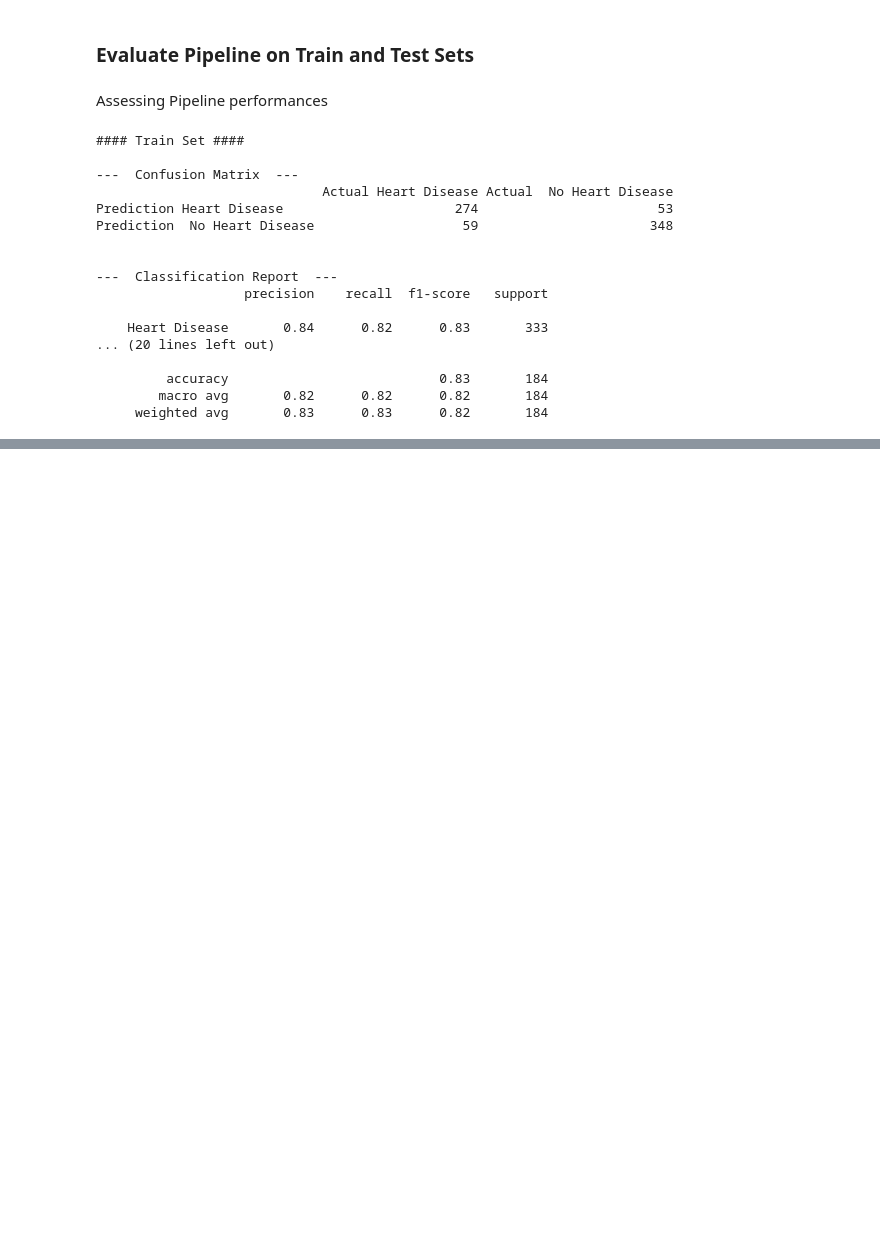
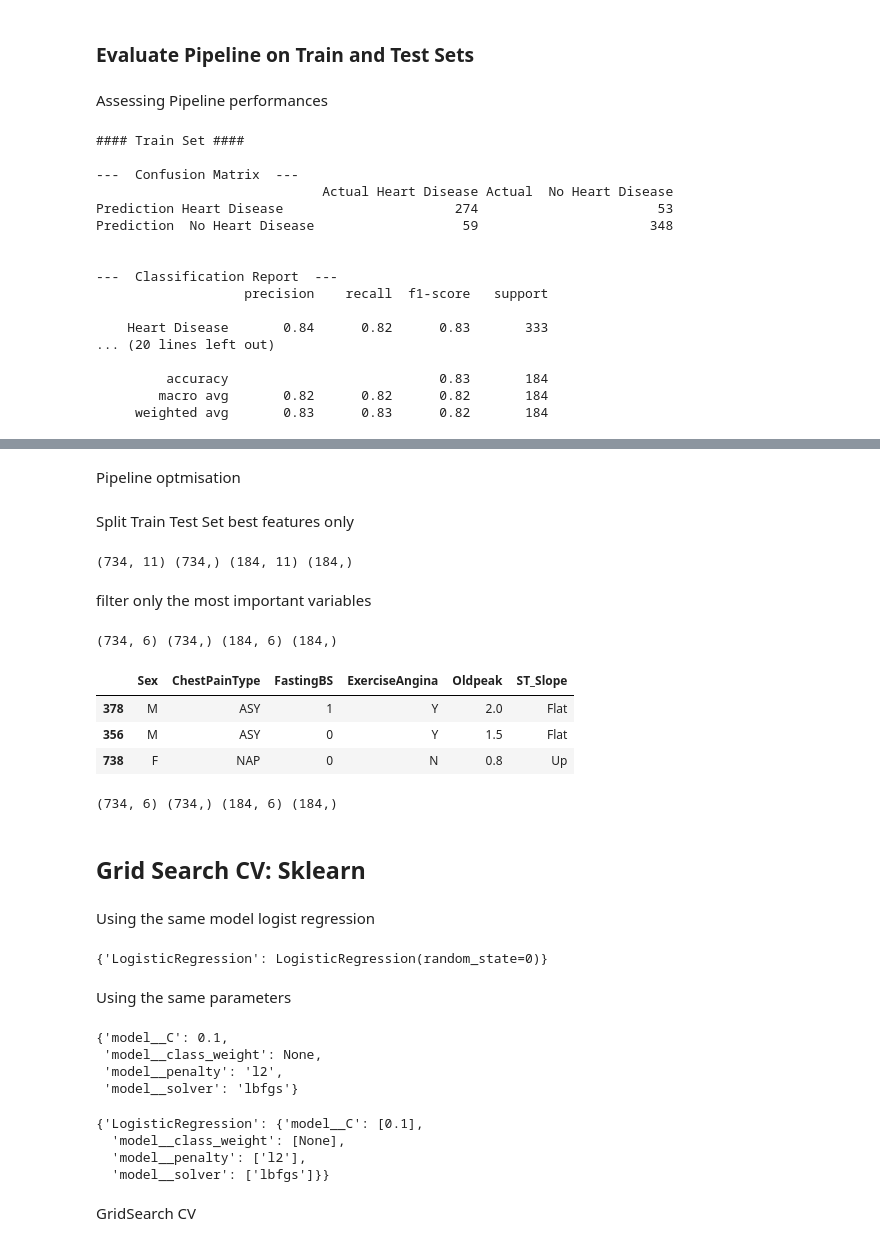
Before and after one commit to AngeloGaeta1990/Heart_attack_risk, a Jupyter notebook: jupyer_notebooks/ModelingAndEvaluation.ipynb, the cells around one changed output, grey strips where cells are left out. Drawn from its saved outputs; the diff is of its cells as text; code cells hidden in the pictures; blank space fills up the shorter version.

Commit message:
feat: complete logistic regression model

```diff
--- a/jupyer_notebooks/ModelingAndEvaluation.ipynb
+++ b/jupyer_notebooks/ModelingAndEvaluation.ipynb
@@ -361,10 +361,10 @@ import matplotlib.pyplot as plt
 coefficients = pipeline_clf['model'].coef_[0]
 
 # Get the feature names from the feature selection step
-selected_features = X_train.columns[pipeline_clf['feat_selection'].get_support()]
+best_features = X_train.columns[pipeline_clf['feat_selection'].get_support()]
 
 # Create a DataFrame to hold feature names and coefficients
-df_coefficients = pd.DataFrame({'Feature': selected_features, 'Coefficient': coefficients})
+df_coefficients = pd.DataFrame({'Feature': best_features, 'Coefficient': coefficients})
 
 # Sort the DataFrame by coefficient magnitudes
 df_coefficients_sorted = df_coefficients.reindex(df_coefficients['Coefficient'].abs().sort_values(ascending=False).index)
@@ -433,0 +443,3 @@ Prediction  No Heart Disease                   59                      348
+# %%
+best_features = best_features.to_list()
+best_features
@@ -433,0 +464,2 @@ Prediction  No Heart Disease                   59                      348
+# %% [markdown]
+Pipeline optmisation
@@ -433,0 +476,68 @@ Prediction  No Heart Disease                   59                      348
+# %% [markdown]
+Split Train Test Set best features only
+# %%
+from sklearn.model_selection import train_test_split
+X_train, X_test, y_train, y_test = train_test_split(
+    df.drop(['HeartDisease'], axis=1),
+    df['HeartDisease'],
+    test_size=0.2,
+    random_state=0,
+)
+
+print(X_train.shape, y_train.shape, X_test.shape, y_test.shape)
+# %% [output]
+(734, 11) (734,) (184, 11) (184,)
+# %% [markdown]
+filter only the most important variables
+# %%
+X_train = X_train.filter(best_features)
+X_test = X_test.filter(best_features)
+
+print(X_train.shape, y_train.shape, X_test.shape, y_test.shape)
+X_train.head(3)
+# %% [output]
+(734, 6) (734,) (184, 6) (184,)
+|  | Sex | ChestPainType | FastingBS | ExerciseAngina | Oldpeak | ST_Slope |
+| 378 | M | ASY | 1 | Y | 2.0 | Flat |
+| 356 | M | ASY | 0 | Y | 1.5 | Flat |
+| 738 | F | NAP | 0 | N | 0.8 | Up |
+# %%
+pipeline_data_cleaning_feat_eng = PipelineDataCleaningAndFeatureEngineering()
+X_train = pipeline_data_cleaning_feat_eng.fit_transform(X_train)
+X_test = pipeline_data_cleaning_feat_eng.transform(X_test)
+print(X_train.shape, y_train.shape, X_test.shape, y_test.shape)
+# %% [output]
+(734, 6) (734,) (184, 6) (184,)
+# %% [markdown]
+## Grid Search CV: Sklearn
+# %% [markdown]
+Using the same model logist regression
+# %%
+models_search
+# %% [output]
+{'LogisticRegression': LogisticRegression(random_state=0)}
+# %% [markdown]
+Using the same parameters
+# %%
+best_parameters
+# %% [output]
+{'model__C': 0.1,
+ 'model__class_weight': None,
+ 'model__penalty': 'l2',
+ 'model__solver': 'lbfgs'}
+# %%
+params_search = {'LogisticRegression':{
+ 'model__C': [0.1],
+ 'model__class_weight': [None],
+ 'model__penalty': ['l2'],
+ 'model__solver': ['lbfgs']}
+ }
+
+params_search
+# %% [output]
+{'LogisticRegression': {'model__C': [0.1],
+  'model__class_weight': [None],
+  'model__penalty': ['l2'],
+  'model__solver': ['lbfgs']}}
+# %% [markdown]
+GridSearch CV
```
Also changed, not shown: parts of 26 cells of this notebook, 5 other files.
